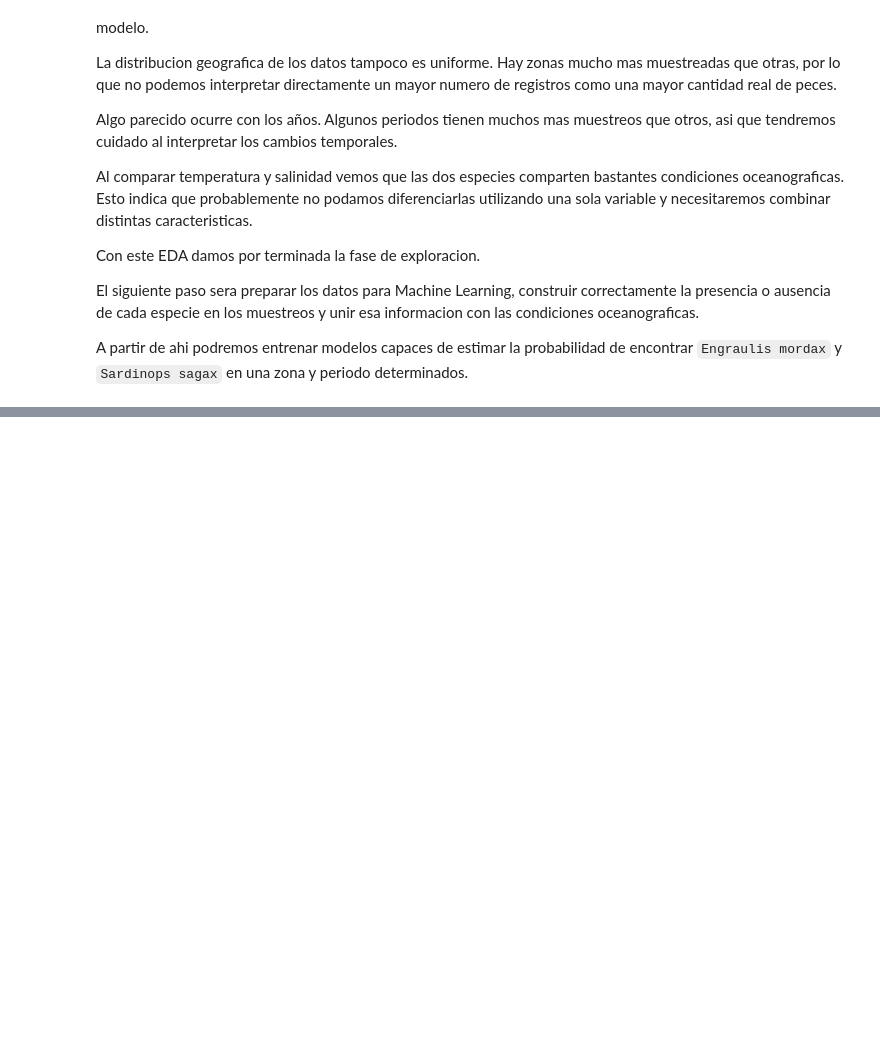
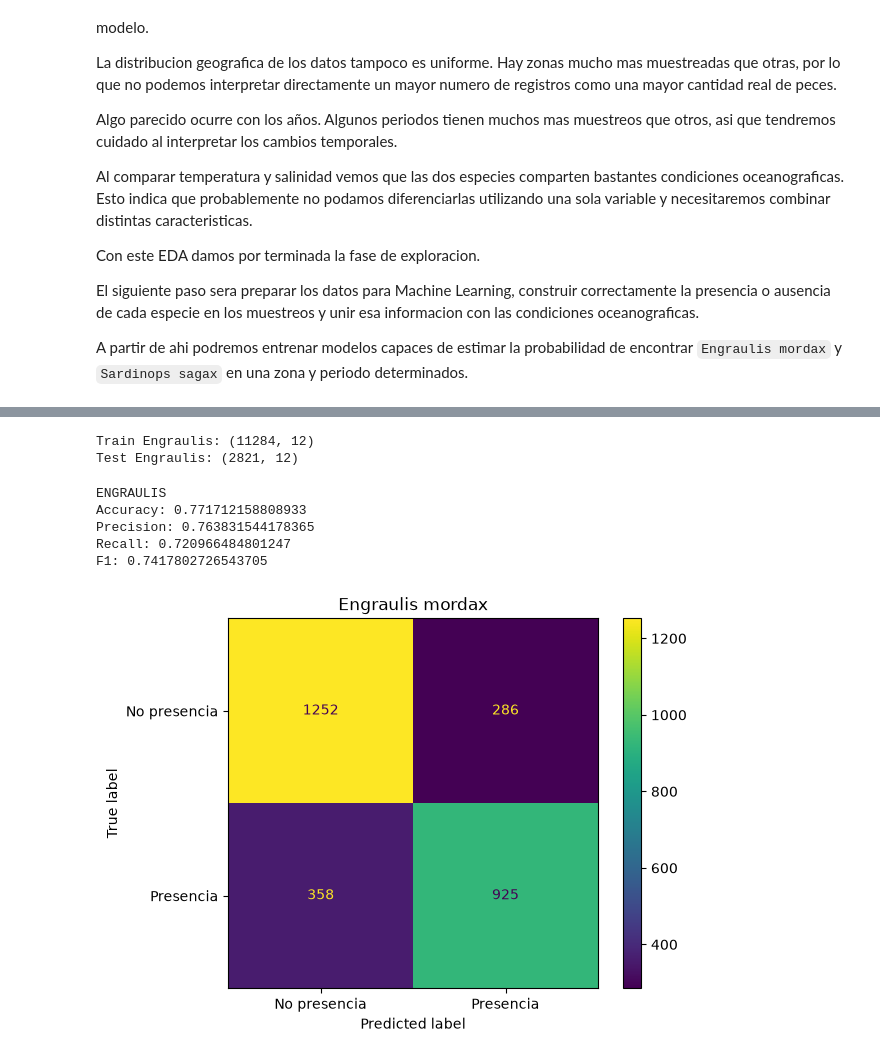
Before and after one commit to 4GeeksAcademy/proyecto-final-data-science--ECS, a Jupyter notebook: notebooks/individuales/sergio_proyecto_limpio.ipynb, the cells around one changed output, grey strips where cells are left out. Cells and saved outputs as stored; diff of their text form; code cells hidden in the pictures; blank space fills up the shorter version.

Commit message:
Añadimos modelos de presencia y app Streamlit

```diff
--- a/notebooks/individuales/sergio.ipynb
+++ b/notebooks/individuales/sergio_proyecto_limpio.ipynb
@@ -1677,0 +1176,71 @@ dataset_ml.to_csv(
+# %%
+# 4. Train/test para Engraulis
+
+X_train_e, X_test_e, y_train_e, y_test_e = train_test_split(
+    X,
+    y_engraulis,
+    test_size=0.2,
+    random_state=42,
+    stratify=y_engraulis
+)
+
+print("Train Engraulis:", X_train_e.shape)
+print("Test Engraulis:", X_test_e.shape)
+# %% [output]
+Train Engraulis: (11284, 12)
+Test Engraulis: (2821, 12)
+# %%
+# 5. Modelo Engraulis
+
+modelo_engraulis = DecisionTreeClassifier(
+    max_depth=5,
+    random_state=42
+)
+
+modelo_engraulis.fit(
+    X_train_e,
+    y_train_e
+)
+
+pred_engraulis = modelo_engraulis.predict(X_test_e)
+# %%
+# 6. Métricas Engraulis
+
+print("ENGRAULIS")
+
+print("Accuracy:",
+      accuracy_score(y_test_e, pred_engraulis))
+
+print("Precision:",
+      precision_score(y_test_e, pred_engraulis, zero_division=0))
+
+print("Recall:",
+      recall_score(y_test_e, pred_engraulis, zero_division=0))
+
+print("F1:",
+      f1_score(y_test_e, pred_engraulis, zero_division=0))
+# %% [output]
+ENGRAULIS
+Accuracy: 0.771712158808933
+Precision: 0.763831544178365
+Recall: 0.720966484801247
+F1: 0.7417802726543705
+# %%
+# 7. Matriz de confusión Engraulis
+
+matriz_engraulis = confusion_matrix(
+    y_test_e,
+    pred_engraulis
+)
+
+disp = ConfusionMatrixDisplay(
+    confusion_matrix=matriz_engraulis,
+    display_labels=["No presencia", "Presencia"]
+)
+
+disp.plot()
+
+plt.title("Engraulis mordax")
+plt.show()
+# %% [output]
+[figure, added]
```
Also changed, not shown: parts of 72 cells of this notebook, 8 other files.
